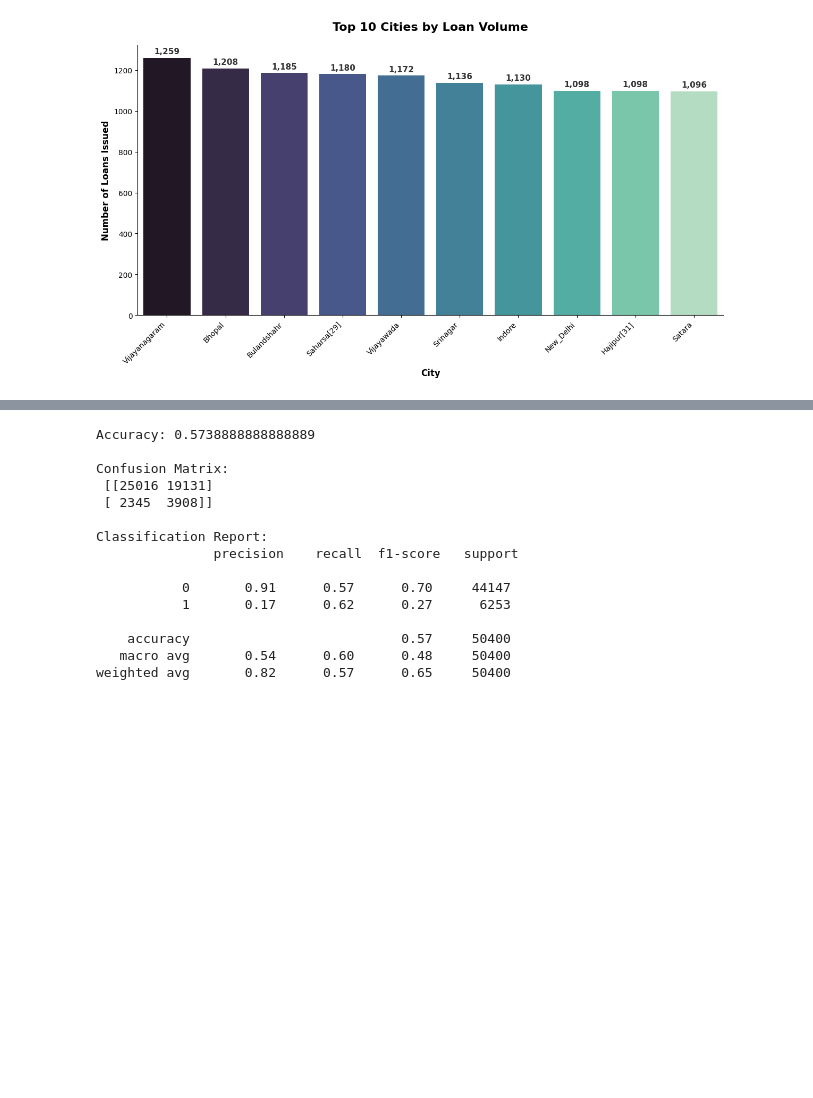
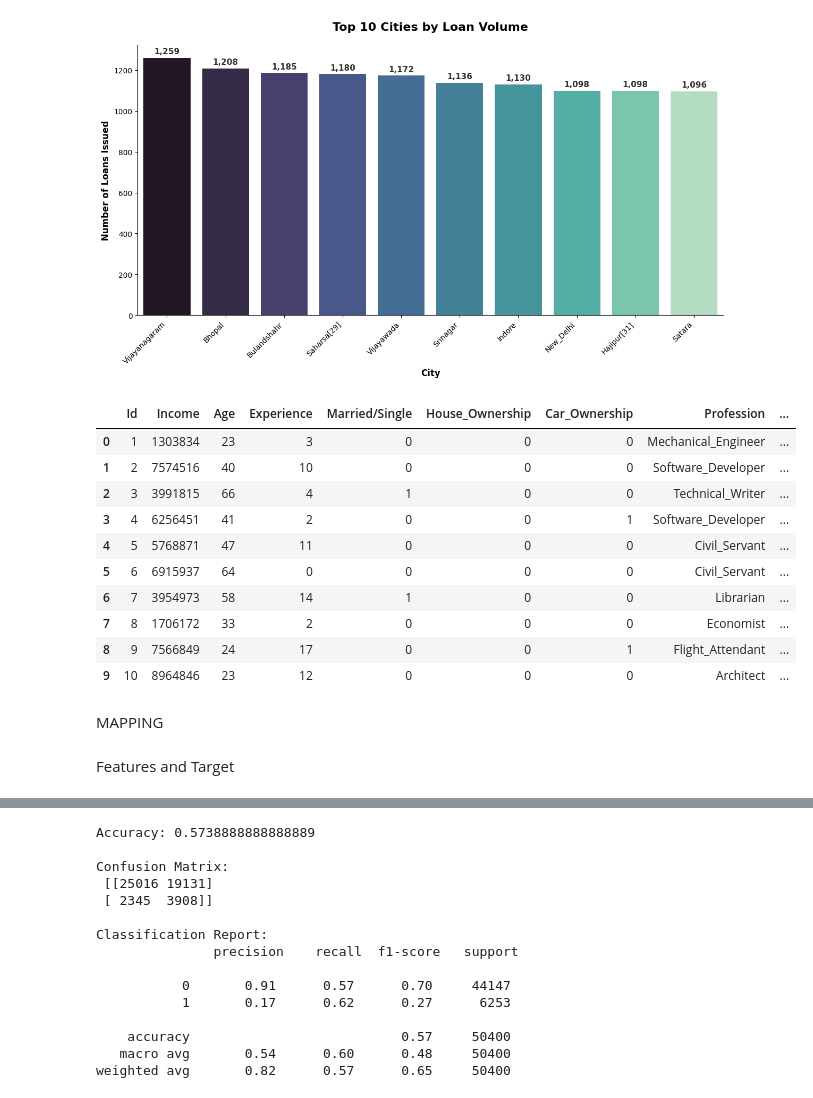
Before and after one commit to orelebile/bank-loan-default-prediction, a Jupyter notebook: project_1.ipynb, the cells around one changed output, grey strips where cells are left out. Saved outputs shown, nothing was run; the diff lists cells and outputs as text; code cells hidden in the pictures; blank space fills up the shorter version.

```diff
--- a/project_1.ipynb
+++ b/project_1.ipynb
@@ -435,3 +435,17 @@ Passing `palette` without assigning `hue` is deprecated and will be removed in v
 
   ax = sns.barplot(x=top_cities.index, y=top_cities.values, palette='mako')
 [figure]
+# %%
+df.head(10)
+# %% [output]
+|  | Id | Income | Age | Experience | Married/Single | House_Ownership | Car_Ownership | Profession | ... |
+| 0 | 1 | 1303834 | 23 | 3 | 0 | 0 | 0 | Mechanical_Engineer | ... |
+| 1 | 2 | 7574516 | 40 | 10 | 0 | 0 | 0 | Software_Developer | ... |
+| 2 | 3 | 3991815 | 66 | 4 | 1 | 0 | 0 | Technical_Writer | ... |
+| 3 | 4 | 6256451 | 41 | 2 | 0 | 0 | 1 | Software_Developer | ... |
+| 4 | 5 | 5768871 | 47 | 11 | 0 | 0 | 0 | Civil_Servant | ... |
+| 5 | 6 | 6915937 | 64 | 0 | 0 | 0 | 0 | Civil_Servant | ... |
+| 6 | 7 | 3954973 | 58 | 14 | 1 | 0 | 0 | Librarian | ... |
+| 7 | 8 | 1706172 | 33 | 2 | 0 | 0 | 0 | Economist | ... |
+| 8 | 9 | 7566849 | 24 | 17 | 0 | 0 | 1 | Flight_Attendant | ... |
+| 9 | 10 | 8964846 | 23 | 12 | 0 | 0 | 0 | Architect | ... |
@@ -437,0 +467,2 @@ Passing `palette` without assigning `hue` is deprecated and will be removed in v
+# %% [markdown]
+MAPPING
@@ -437,0 +473,2 @@ Passing `palette` without assigning `hue` is deprecated and will be removed in v
+# %% [markdown]
+Features and Target
```
Also changed, not shown: parts of 19 cells of this notebook.
